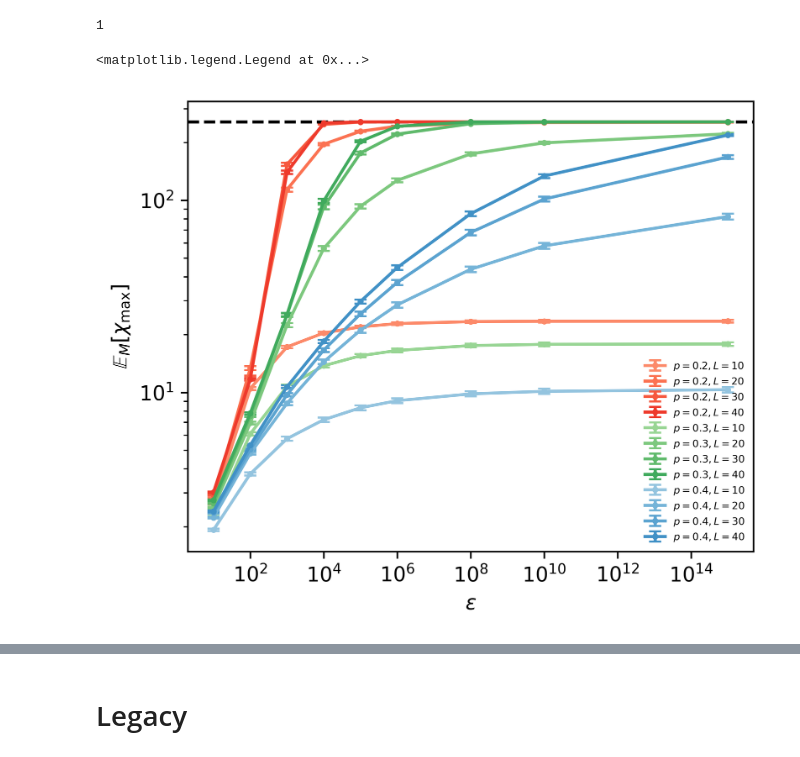
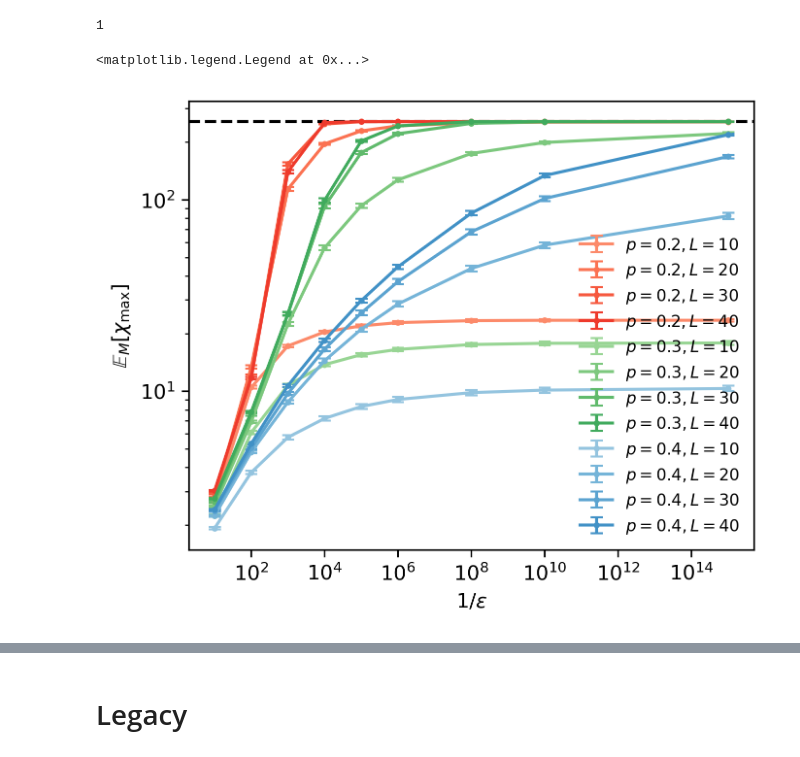
Before and after one commit to hainingpan/CT_MPS, a Jupyter notebook: FM_evo.ipynb, the cells around one changed output, grey strips where cells are left out. Cells and saved outputs as stored; diff of their text form; code cells hidden in the pictures.

```diff
--- a/FM_evo.ipynb
+++ b/FM_evo.ipynb
@@ -14,3 +14,6 @@ from plot_utils import *
+# %%
+import matplotlib
+matplotlib.rcParams['figure.dpi'] =300
 # %%
 L_list=[10,20,30,40]
 # L_list=[30]
@@ -127,7 +100,7 @@ maxbond_max_sem_df=convert_pd(maxbond_max_sem_dict,names=['L','cutoff','p'])
 cmap_list = [plt.cm.Reds,plt.cm.Greens,plt.cm.Blues,plt.cm.Purples]
 fig,ax=plt.subplots(1,1,figsize=(5,4))
 
-for idx,L in enumerate([10,20,30,40,]):
+for idx,L in enumerate([40]):
     cmap = iter(cmap_list[L//10-1]( np.linspace(0.4,1,len(cutoff_list)) ))
     for cutoff in cutoff_list:
         maxbond_max_mean_df_ = maxbond_max_mean_df.xs(L,level='L').xs(cutoff,level='cutoff')
@@ -139,5 +112,5 @@ ax.set_yscale('log')
 ax.set_xlabel(r'$p$')
 ax.set_ylabel(r'$\mathbb{E}_M[\chi_{\max}]$')
 ax.axhline(2<<7,linestyle='--',color='black')
-# ax.legend(fontsize=8,loc='upper right',frameon=False)
+ax.legend(fontsize=8,loc='upper right',frameon=False)
 # %% [output]
@@ -147,7 +120,7 @@ ax.axhline(2<<7,linestyle='--',color='black')
 cmap_list = [plt.cm.Reds,plt.cm.Greens,plt.cm.Blues,plt.cm.Purples]
 fig,ax=plt.subplots(1,1,figsize=(5,4))
 
-for idx,p in enumerate([0.4]):
+for idx,p in enumerate([0.,.3,.5]):
     cmap = iter(cmap_list[idx]( np.linspace(0.4,1,len(cutoff_list)) ))
     for cutoff in cutoff_list:
         maxbond_max_mean_df_ = maxbond_max_mean_df.xs(p,level='p').xs(cutoff,level='cutoff')
@@ -166,6 +139,3 @@ ax.legend(fontsize=5,frameon=False,ncols=3)
-# %%
-import matplotlib
-matplotlib.rcParams.update({'figure.dpi': 600})
 # %%
 1
 # %% [output]
@@ -173,20 +143,20 @@ matplotlib.rcParams.update({'figure.dpi': 600})
 # %%
 cmap_list = [plt.cm.Reds,plt.cm.Greens,plt.cm.Blues,plt.cm.Purples]
 fig,ax=plt.subplots(1,1,figsize=(5,4))
 
 for idx,p in enumerate([0.2,.3,.4]):
     cmap = iter(cmap_list[idx]( np.linspace(0.4,1,len(cutoff_list)) ))
     for L in L_list:
         maxbond_max_mean_df_ = maxbond_max_mean_df.xs(p,level='p').xs(L,level='L')
         maxbond_max_sem_df_ = maxbond_max_sem_df.xs(p,level='p').xs(L,level='L')
         cutoff_list = maxbond_max_mean_df_.index.get_level_values('cutoff')
         ax.errorbar(1/cutoff_list,maxbond_max_mean_df_.values.flatten(),yerr=maxbond_max_sem_df_.values.flatten(),fmt='.-',label=fr'$p={p:.1f},L={L}$',color = next(cmap),capsize=3,markersize=4)
 ax.set_xscale('log')
 ax.set_yscale('log')
-ax.set_xlabel(r'$\epsilon$')
+ax.set_xlabel(r'$1/\epsilon$')
 ax.set_ylabel(r'$\mathbb{E}_M[\chi_{\max}]$')
 ax.axhline(2<<7,linestyle='--',color='black')
-ax.legend(fontsize=5,frameon=False)
+ax.legend(fontsize=8,frameon=False)
 # %% [output]
 <matplotlib.legend.Legend at 0x...>
-[figure, old version]
+[figure, new version]
```
Also changed, not shown: parts of 19 cells of this notebook.
